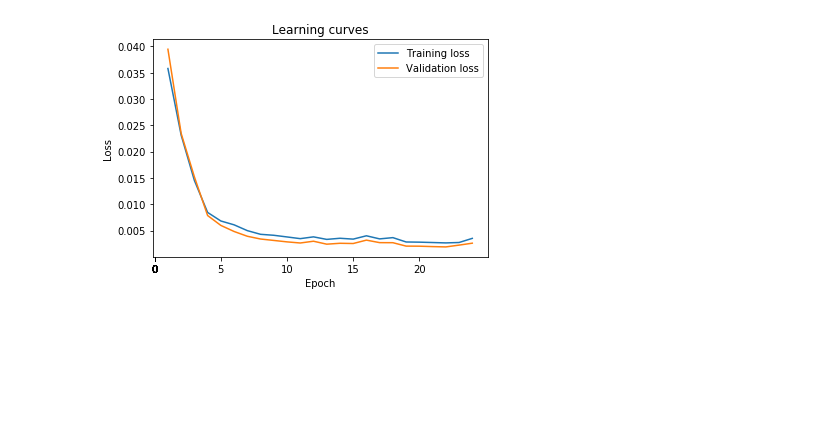
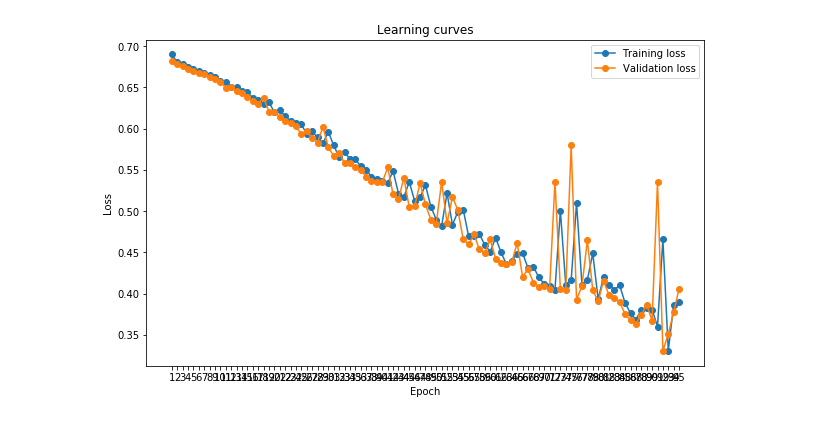
Before and after one commit to avilaJorge/DeepFakeDetector, a Jupyter notebook: DeepFakeDetectionModel.ipynb, the cells around one changed output. Saved outputs shown, nothing was run; the diff lists cells and outputs as text; code cells hidden in the pictures; blank space fills up the shorter version.

```diff
--- a/DeepFakeDetectionModel.ipynb
+++ b/DeepFakeDetectionModel.ipynb
@@ -70,16 +25,21 @@ Requirement already satisfied: kmeans-pytorch in /usr/local/lib/python3.6/dist-p
 # %%
-trn_dl, val_dl, tst_dl = get_dataloaders(dataset=DeepFakeHDF5Dataset())
+trn_dl, val_dl, tst_dl = get_dataloaders()
 # %%
 s_epoch      = 1
-num_epochs   = 300
-lr_rate      = 1e-2
+num_epochs   = 500
+log_step     = 10e5
+lr_rate      = 1e-3
+best_loss    = float('inf')
+prev_loss    = float('inf')
+loss_inc_cnt = 0
+stp_erly_cnt = 4
+stop_early   = False
 load_model   = False
 model_name   = 'LogisticRegressionModel'
-path         = '/content/Logistic_Regression'
 
-lr_model = LinearRegression(725).to(device)
-criterion = torch.nn.BCEWithLogitsLoss()
-optimizer = torch.optim.SGD(lr_model.parameters(), lr=lr_rate, weight_decay=1e-3, momentum=0.9)
+lr_model = LinearRegression(725, 1500, 250).to(device)
+criterion = torch.nn.BCELoss()
+optimizer = torch.optim.SGD(lr_model.parameters(), lr=lr_rate)
 
 if load_model:
     lr_model.load_state_dict(torch.load(''))
@@ -86,11 +156,3 @@ if load_model:
 # %%
-
-train_losses, valid_losses = train(lr_model,
-                                   optimizer,
-                                   criterion,
-                                   trn_dl,
-                                   val_dl,
-                                   model_name,
-                                   path,
-                                   predicter=torch.nn.Sigmoid())
+train_losses, valid_losses = train(lr_model, trn_dl, val_dl)
 # %% [output]
@@ -128,15 +193,14 @@ Validation Loss has gone up 0 times.
 # %%
 epochs = range(1, len(train_losses) + 1)
-epoch_ticks = [i if i % 5 == 0 else 0 for i in epochs]
 
-# plt.figure(figsize=(10,6))
-plt.plot(epochs, train_losses, label='Training loss')
-plt.plot(epochs, valid_losses, label='Validation loss')
+plt.figure(figsize=(10,6))
+plt.plot(epochs, train_losses, '-o', label='Training loss')
+plt.plot(epochs, valid_losses, '-o', label='Validation loss')
 plt.legend()
 plt.title('Learning curves')
 plt.xlabel('Epoch')
 plt.ylabel('Loss')
-plt.xticks(epoch_ticks)
+plt.xticks(epochs)
 plt.show()
 # %% [output]
-[figure, old version]
+[figure, new version]
```
Also changed, not shown: parts of 21 cells of this notebook, 3 other files.
